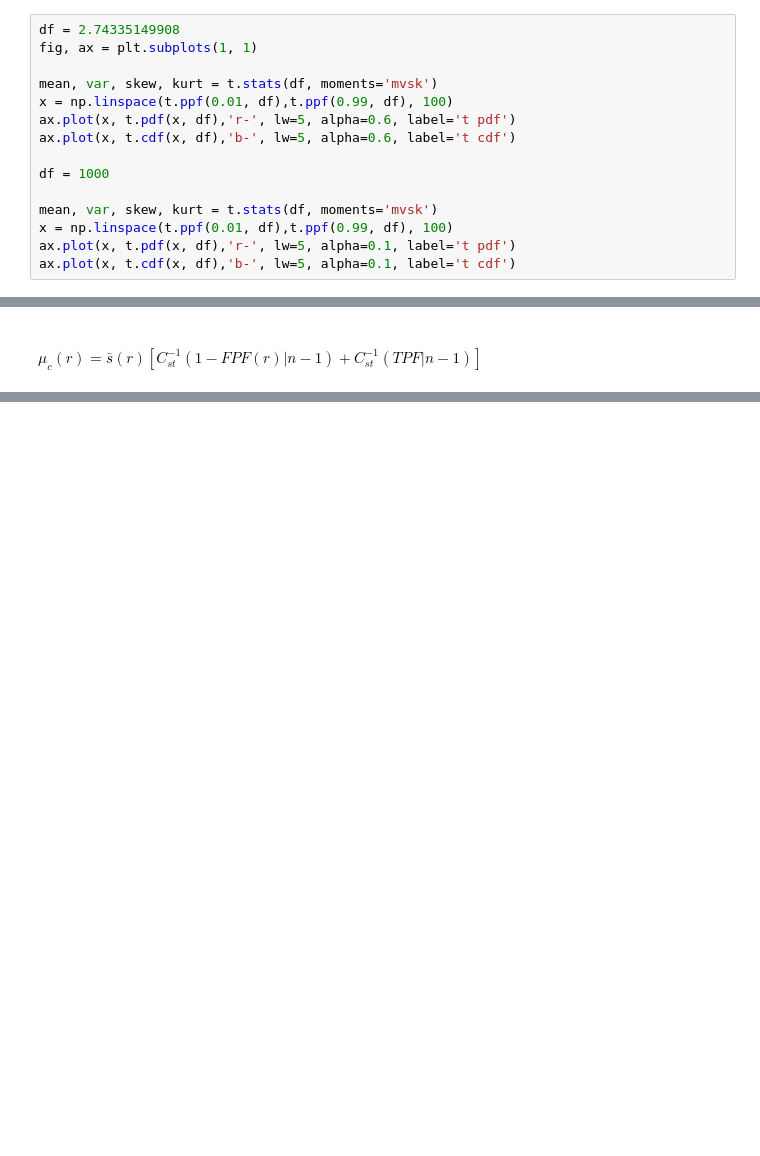
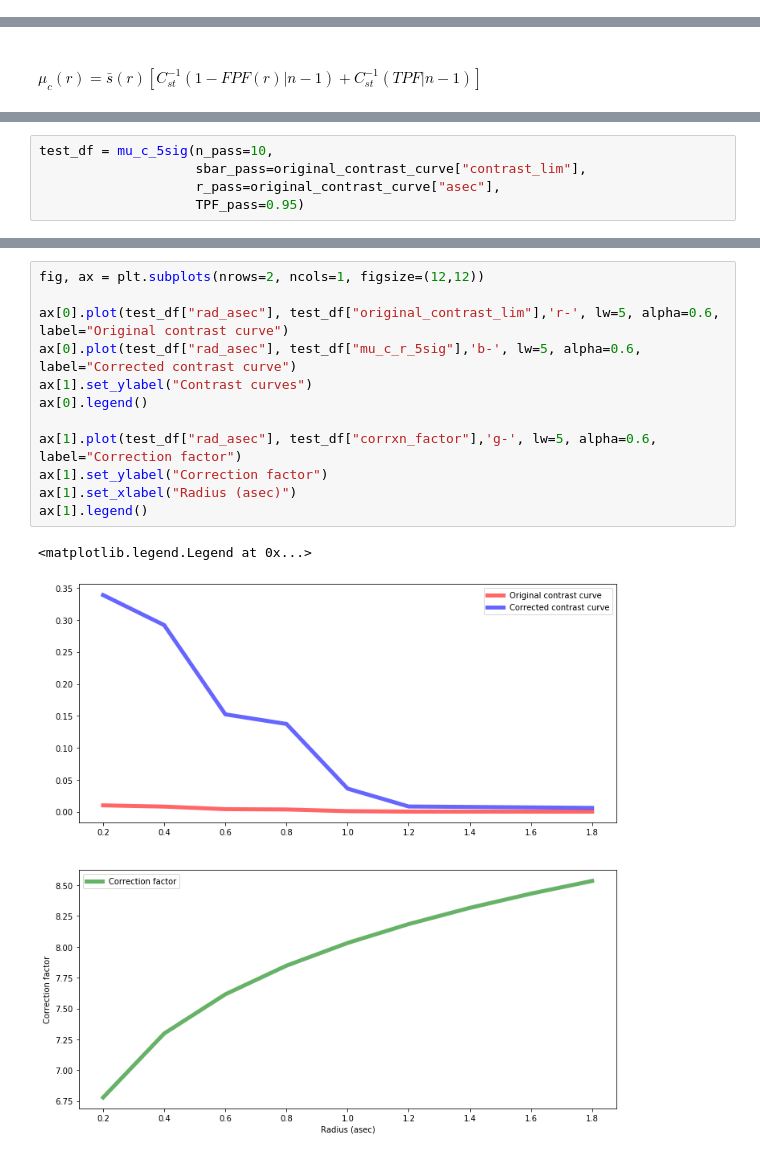
Before and after one commit to mwanakijiji/lbti_altair_fizeau, a Jupyter notebook: notebooks_for_development/make_improved_contrast_curves.ipynb, the cells around one changed output, grey strips where cells are left out. Drawn from its saved outputs; the diff is of its cells as text; blank space fills up the shorter version.

Commit message:
Non-bug-checked plotting of small angle correction

```diff
--- a/notebooks_for_development/make_improved_contrast_curves.ipynb
+++ b/notebooks_for_development/make_improved_contrast_curves.ipynb
@@ -76,15 +96,0 @@ ppf(q, df, loc=0, scale=1)
-# %%
-df = 2.74335149908
-fig, ax = plt.subplots(1, 1)
-
-mean, var, skew, kurt = t.stats(df, moments='mvsk')
-x = np.linspace(t.ppf(0.01, df),t.ppf(0.99, df), 100)
-ax.plot(x, t.pdf(x, df),'r-', lw=5, alpha=0.6, label='t pdf')
-ax.plot(x, t.cdf(x, df),'b-', lw=5, alpha=0.6, label='t cdf')
-
-df = 1000
-
-mean, var, skew, kurt = t.stats(df, moments='mvsk')
-x = np.linspace(t.ppf(0.01, df),t.ppf(0.99, df), 100)
-ax.plot(x, t.pdf(x, df),'r-', lw=5, alpha=0.1, label='t pdf')
-ax.plot(x, t.cdf(x, df),'b-', lw=5, alpha=0.1, label='t cdf')
@@ -100,0 +147,5 @@ ax.plot(x, t.cdf(x, df),'b-', lw=5, alpha=0.1, label='t cdf')
+# %%
+test_df = mu_c_5sig(n_pass=10,
+                    sbar_pass=original_contrast_curve["contrast_lim"],
+                    r_pass=original_contrast_curve["asec"],
+                    TPF_pass=0.95)
@@ -100,0 +178,15 @@ ax.plot(x, t.cdf(x, df),'b-', lw=5, alpha=0.1, label='t cdf')
+# %%
+fig, ax = plt.subplots(nrows=2, ncols=1, figsize=(12,12))
+
+ax[0].plot(test_df["rad_asec"], test_df["original_contrast_lim"],'r-', lw=5, alpha=0.6, label="Original contrast curve")
+ax[0].plot(test_df["rad_asec"], test_df["mu_c_r_5sig"],'b-', lw=5, alpha=0.6, label="Corrected contrast curve")
+ax[1].set_ylabel("Contrast curves")
+ax[0].legend()
+
+ax[1].plot(test_df["rad_asec"], test_df["corrxn_factor"],'g-', lw=5, alpha=0.6, label="Correction factor")
+ax[1].set_ylabel("Correction factor")
+ax[1].set_xlabel("Radius (asec)")
+ax[1].legend()
+# %% [output]
+<matplotlib.legend.Legend at 0x...>
+[figure, added]
```
Also changed, not shown: parts of 14 cells of this notebook.
